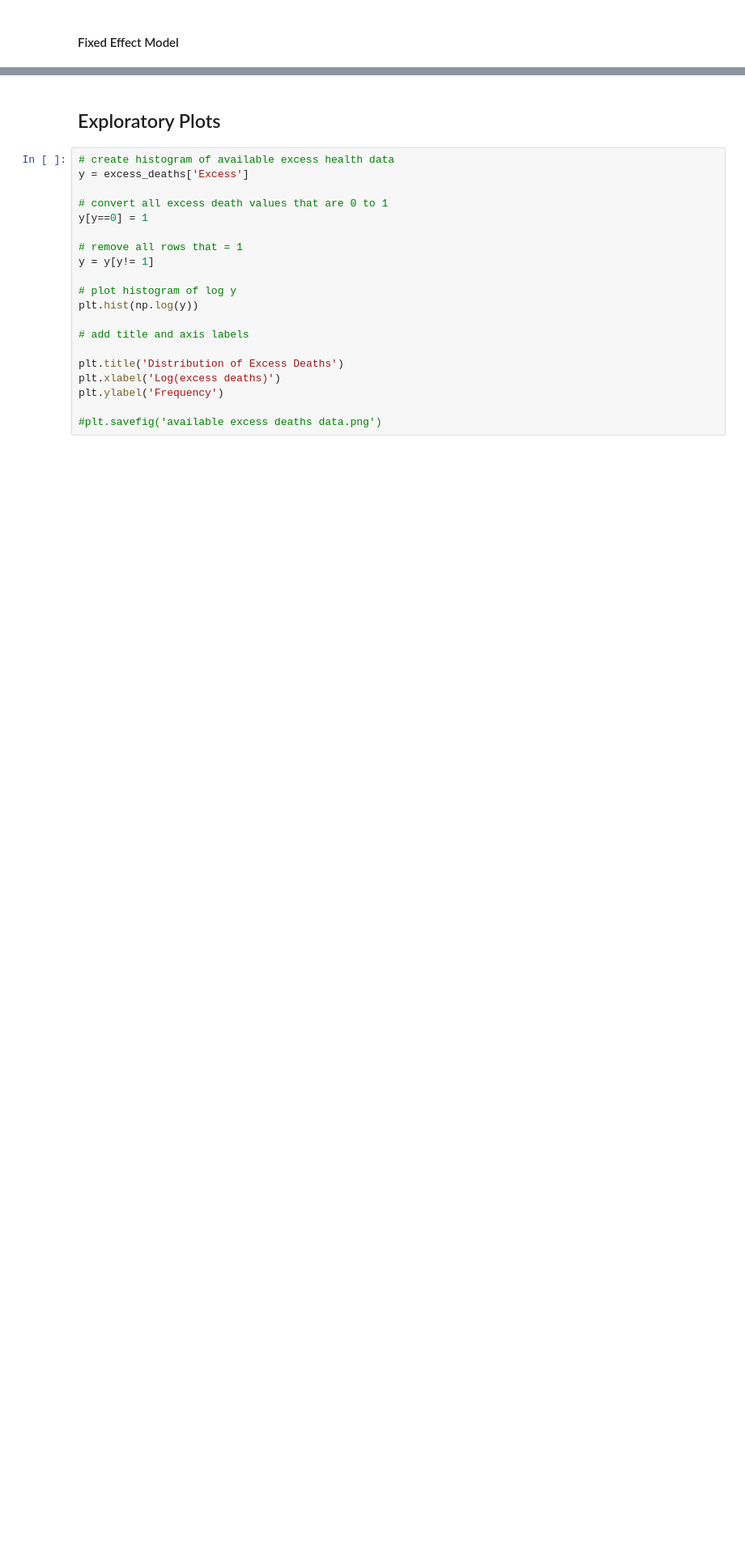
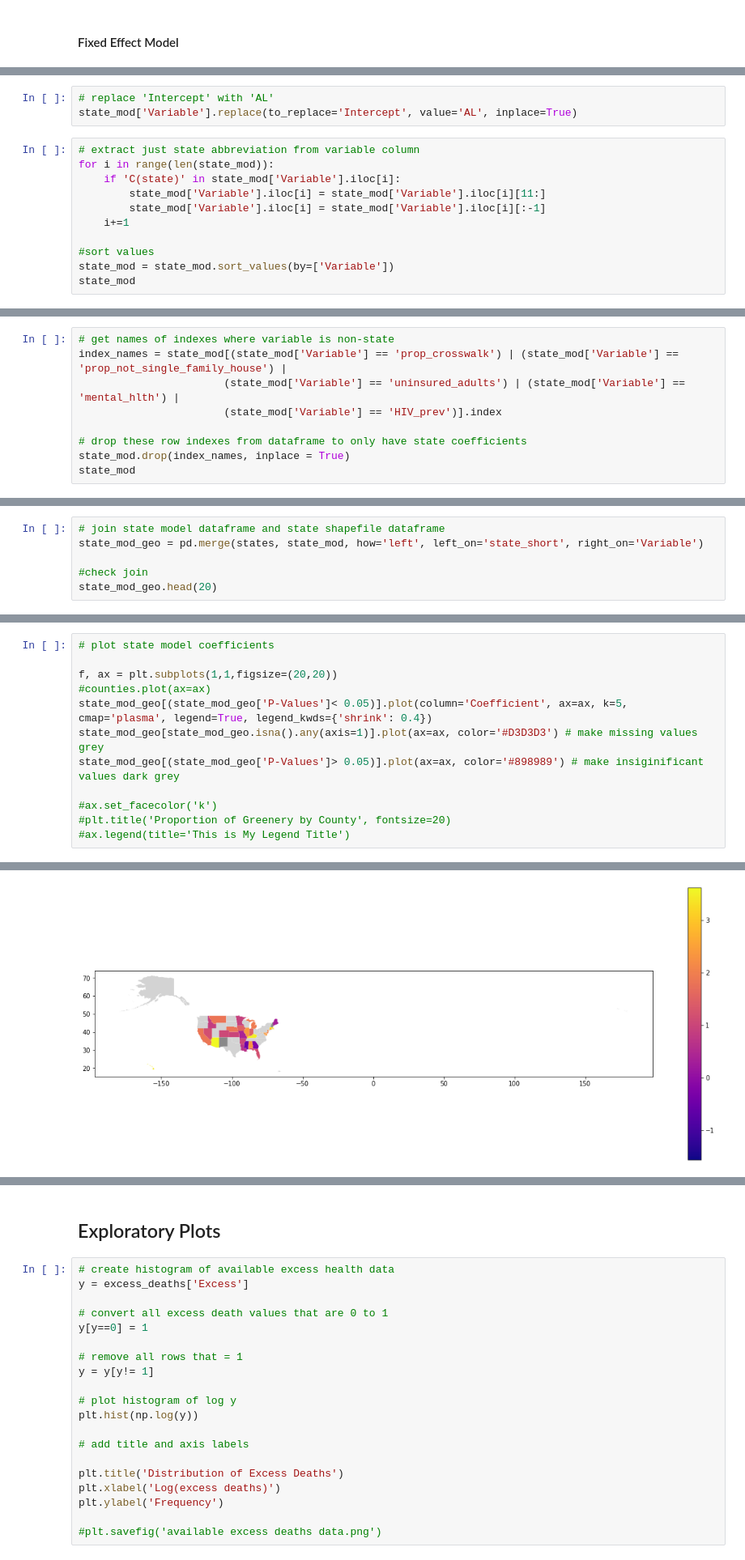
Before and after one commit to lkingston1/Kingston_MnM4SDS_project, a Jupyter notebook: Final Project.ipynb, the cells around one changed output, grey strips where cells are left out. Shown at 81% size. Saved outputs shown, nothing was run; the diff lists cells and outputs as text; blank space fills up the shorter version.

```diff
--- a/Final Project.ipynb
+++ b/Final Project.ipynb
@@ -524,0 +596,14 @@ pd.DataFrame.from_records(list(zip(np.concatenate((["age_scaled"],counties)), mo
+# %%
+# replace 'Intercept' with 'AL'
+state_mod['Variable'].replace(to_replace='Intercept', value='AL', inplace=True)
+# %%
+# extract just state abbreviation from variable column
+for i in range(len(state_mod)):
+    if 'C(state)' in state_mod['Variable'].iloc[i]:
+        state_mod['Variable'].iloc[i] = state_mod['Variable'].iloc[i][11:]
+        state_mod['Variable'].iloc[i] = state_mod['Variable'].iloc[i][:-1]
+    i+=1
+
+#sort values
+state_mod = state_mod.sort_values(by=['Variable'])
+state_mod
@@ -524,0 +632,9 @@ pd.DataFrame.from_records(list(zip(np.concatenate((["age_scaled"],counties)), mo
+# %%
+# get names of indexes where variable is non-state
+index_names = state_mod[(state_mod['Variable'] == 'prop_crosswalk') | (state_mod['Variable'] == 'prop_not_single_family_house') |
+                       (state_mod['Variable'] == 'uninsured_adults') | (state_mod['Variable'] == 'mental_hlth') |
+                       (state_mod['Variable'] == 'HIV_prev')].index
+
+# drop these row indexes from dataframe to only have state coefficients
+state_mod.drop(index_names, inplace = True)
+state_mod
@@ -524,0 +659,6 @@ pd.DataFrame.from_records(list(zip(np.concatenate((["age_scaled"],counties)), mo
+# %%
+# join state model dataframe and state shapefile dataframe
+state_mod_geo = pd.merge(states, state_mod, how='left', left_on='state_short', right_on='Variable')
+
+#check join
+state_mod_geo.head(20)
@@ -524,0 +685,13 @@ pd.DataFrame.from_records(list(zip(np.concatenate((["age_scaled"],counties)), mo
+# %%
+# plot state model coefficients
+
+f, ax = plt.subplots(1,1,figsize=(20,20))
+#counties.plot(ax=ax)
+state_mod_geo[(state_mod_geo['P-Values']< 0.05)].plot(column='Coefficient', ax=ax, k=5, cmap='plasma', legend=True, legend_kwds={'shrink': 0.4})
+state_mod_geo[state_mod_geo.isna().any(axis=1)].plot(ax=ax, color='#D3D3D3') # make missing values grey
+state_mod_geo[(state_mod_geo['P-Values']> 0.05)].plot(ax=ax, color='#898989') # make insiginificant values dark grey
+
+#ax.set_facecolor('k')
+#plt.title('Proportion of Greenery by County', fontsize=20)
+#ax.legend(title='This is My Legend Title')
+# %% [output]
@@ -524,0 +701 @@ pd.DataFrame.from_records(list(zip(np.concatenate((["age_scaled"],counties)), mo
+[figure, added]
```
Also changed, not shown: parts of 53 cells of this notebook, 17 other files.
